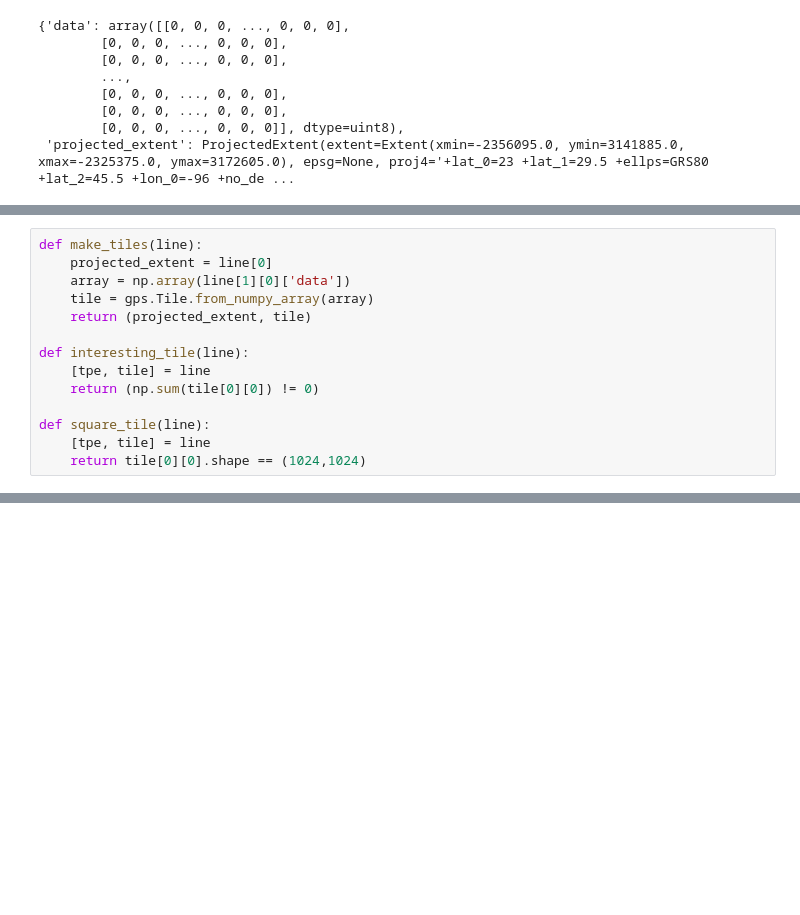
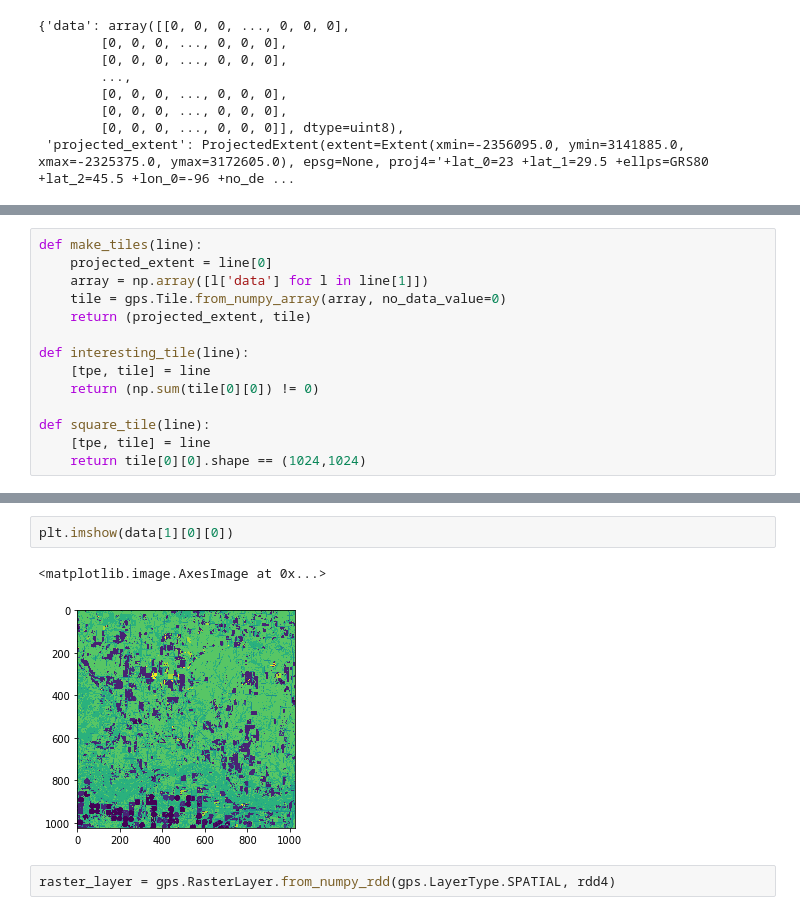
Before and after one commit to geodocker/geodocker-jupyter-geopyspark, a Jupyter notebook: notebooks/CDL.ipynb, the cells around one changed output, grey strips where cells are left out. Drawn from its saved outputs; the diff is of its cells as text; blank space fills up the shorter version.

```diff
--- a/notebooks/CDL.ipynb
+++ b/notebooks/CDL.ipynb
@@ -110,8 +107,8 @@ rdd3.first()
 # %%
 def make_tiles(line):
     projected_extent = line[0]
-    array = np.array(line[1][0]['data'])
-    tile = gps.Tile.from_numpy_array(array)
+    array = np.array([l['data'] for l in line[1]])
+    tile = gps.Tile.from_numpy_array(array, no_data_value=0)
     return (projected_extent, tile)
 
 def interesting_tile(line):
@@ -127,0 +134,7 @@ data
+# %%
+plt.imshow(data[1][0][0])
+# %% [output]
+<matplotlib.image.AxesImage at 0x...>
+[figure, added]
+# %%
+raster_layer = gps.RasterLayer.from_numpy_rdd(gps.LayerType.SPATIAL, rdd4)
```
Also changed, not shown: parts of 3 cells of this notebook.
